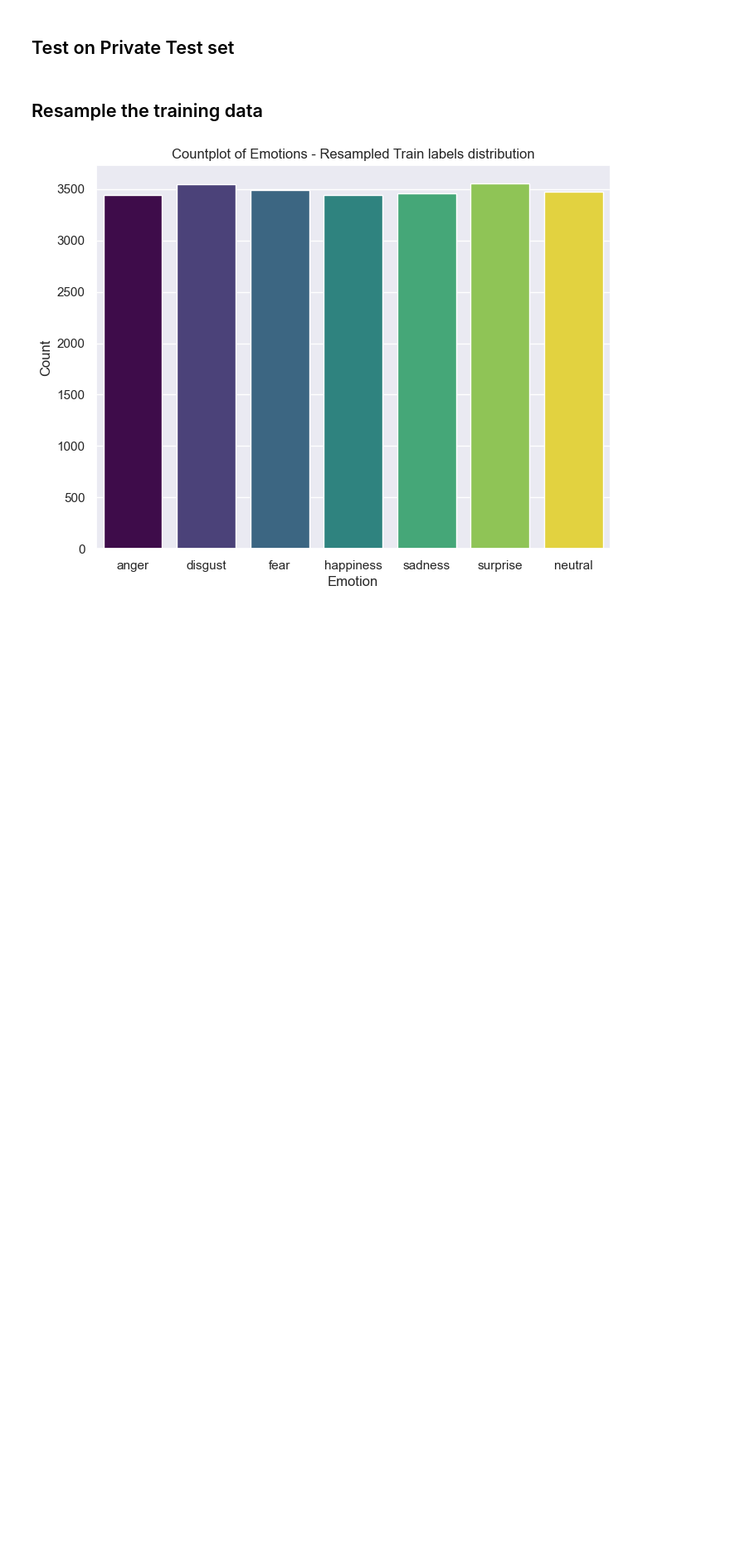
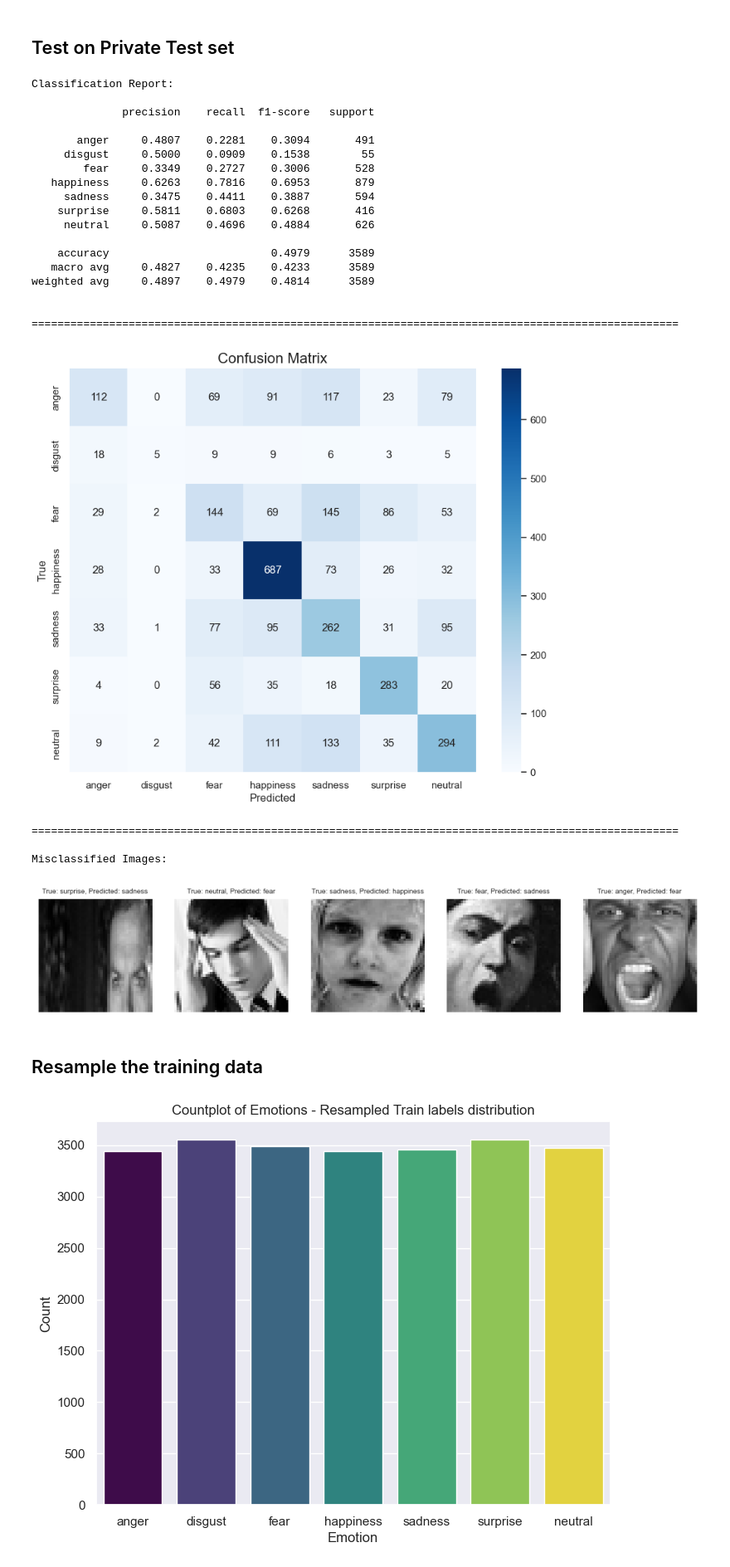
Before and after one commit to Luki1337/Practical_work, a Jupyter notebook: Practical_work.ipynb, the cells around one changed output. Shown at 83% size. Drawn from its saved outputs; the diff is of its cells as text; code cells hidden in the pictures; blank space fills up the shorter version.

```diff
--- a/Practical_work.ipynb
+++ b/Practical_work.ipynb
@@ -325,7 +380,31 @@ SimpleCNN(
 # %% [markdown]
 ## Test on Private Test set
 # %%
-#utils.test(model, private_test_dataloader, emotions_dict, device, plot_misclassified=True, num_misclassified=20)
+utils.test(model, private_test_dataloader, emotions_dict, device, plot_misclassified=True, num_misclassified=5)
+# %% [output]
+Classification Report:
+
+              precision    recall  f1-score   support
+
+       anger     0.4807    0.2281    0.3094       491
+     disgust     0.5000    0.0909    0.1538        55
+        fear     0.3349    0.2727    0.3006       528
+   happiness     0.6263    0.7816    0.6953       879
+     sadness     0.3475    0.4411    0.3887       594
+    surprise     0.5811    0.6803    0.6268       416
+     neutral     0.5087    0.4696    0.4884       626
+
+    accuracy                         0.4979      3589
+   macro avg     0.4827    0.4235    0.4233      3589
+weighted avg     0.4897    0.4979    0.4814      3589
+
+
+====================================================================================================
+[figure, added]
+====================================================================================================
+
+Misclassified Images:
+[figure, added]
 # %% [markdown]
 ## Resample the training data
 # %%
```
Also changed, not shown: parts of 31 cells of this notebook, 14 other files.
